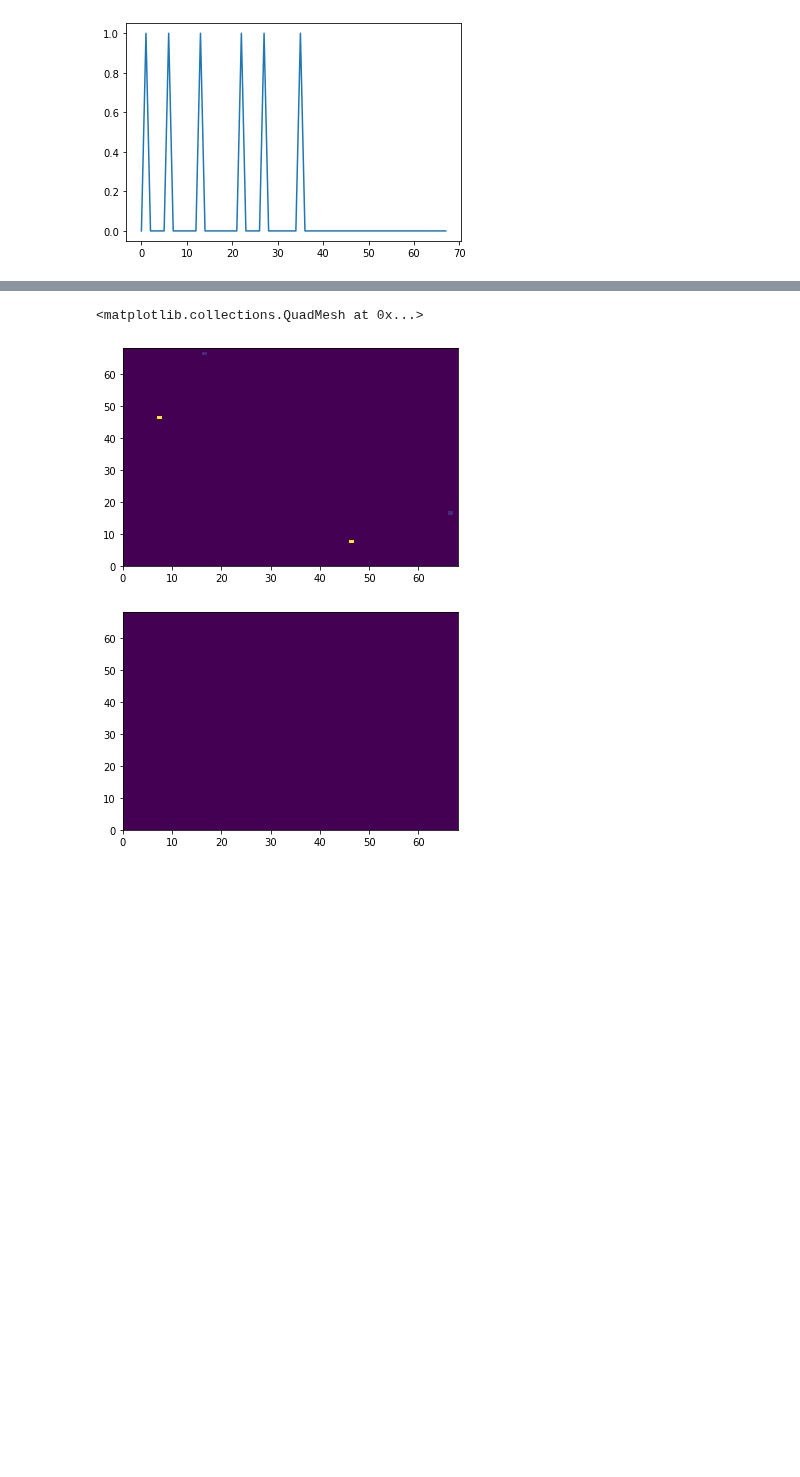
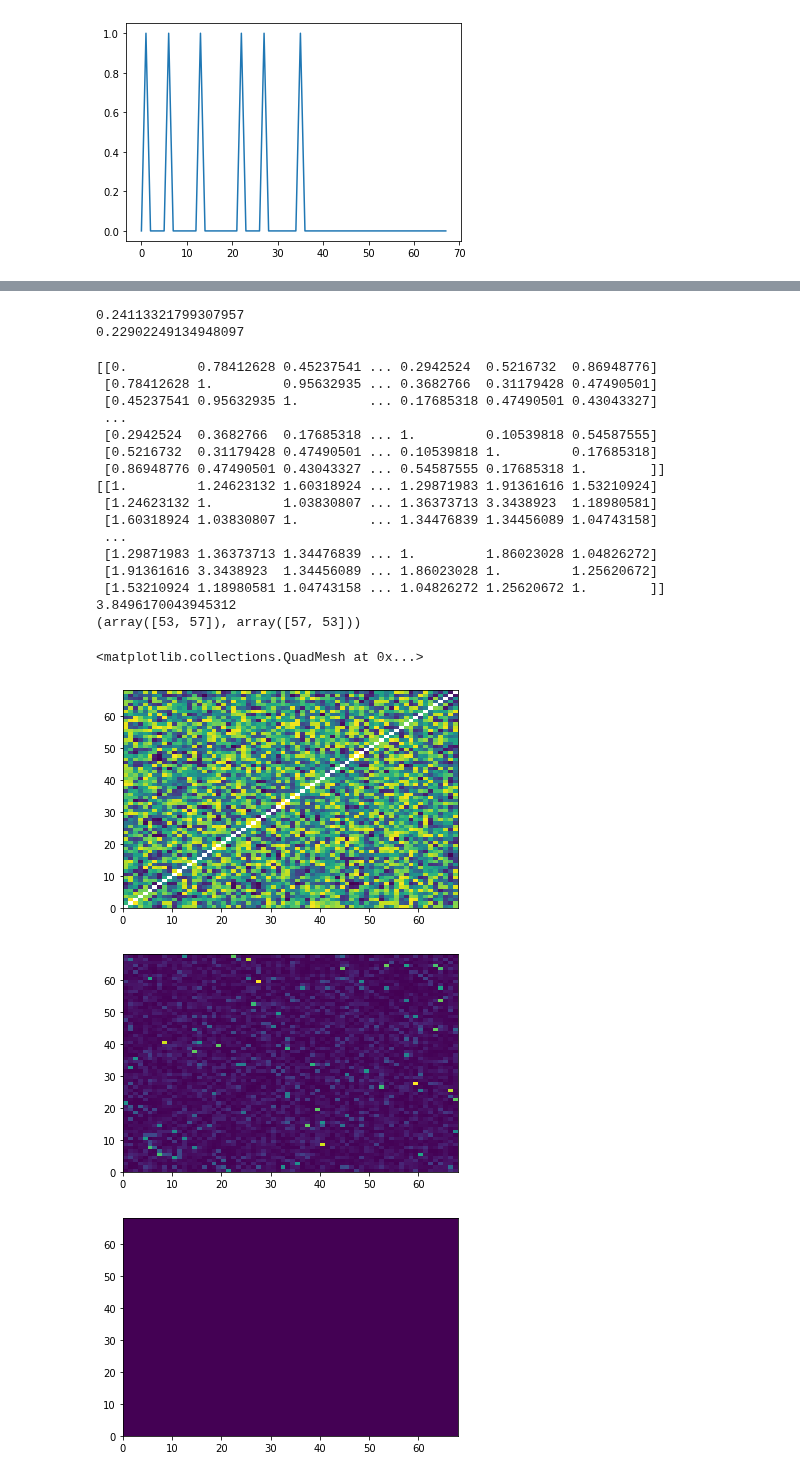
Before and after one commit to zhenyumi/LangouEEG, a Jupyter notebook: langouQuant.ipynb, the cells around one changed output, grey strips where cells are left out. Saved outputs shown, nothing was run; the diff lists cells and outputs as text; code cells hidden in the pictures; blank space fills up the shorter version.

```diff
--- a/langouQuant.ipynb
+++ b/langouQuant.ipynb
@@ -404,11 +410,0 @@ ax.pcolormesh(pval_mat)
-# %%
-pval = 1-ttest_rel(cons_40,cons_rand,axis=0).pvalue
-fig, ax = plt.subplots()
-pmin = 0.99
-ax.pcolormesh(np.where(pval>pmin,pval-pmin,0))
-fig, ax = plt.subplots()
-ax.pcolormesh(np.where(pval>0.999,pval-pmin,0))
-# %% [output]
-<matplotlib.collections.QuadMesh at 0x...>
-[figure, removed]
-[figure, removed]
@@ -414,0 +439,62 @@ ax.pcolormesh(np.where(pval>0.999,pval-pmin,0))
+# %%
+norm_40_count = 0
+norm_rand_count = 0
+for i in range(1,68):
+    for j in range(i):
+        pvals = shapiro(cons_40[:,i,j]).pvalue
+        if pvals > 0.05:
+            norm_40_count += 1
+for i in range(1,68):
+    for j in range(i):
+        pvals = shapiro(cons_rand[:,i,j]).pvalue
+        if pvals > 0.05:
+            norm_rand_count += 1
+print(norm_40_count/68**2)
+print(norm_rand_count/68**2)
+# %% [output]
+0.24113321799307957
+0.22902249134948097
+# %%
+pval = ttest_rel(cons_40,cons_rand,axis=0).pvalue
+pval_mat=np.where(pval>0.95,pval-0.95,0)
+fig, ax = plt.subplots()
+ax.pcolormesh(pval)
+pval_uc = np.zeros((68,68))
+for i in range(1,68):
+    for j in range(i):
+        pval_uc[i,j] = wilcoxon(cons_40[:,i,j],cons_rand[:,i,j]).pvalue
+        pval_uc[j,i] = pval_uc[i,j]
+    pval_uc[i,i] = 1
+# pval = 1-tri_unflatten(fdrcorrection(tri_flatten(pval_uc),alpha=0.05,is_sorted=False,method='i')[1],(68,68))
+pval = tri_unflatten(myfdr(tri_flatten(pval_uc)),(68,68))
+print(pval_uc)
+print(pval)
+print(np.min(tri_flatten(pval_uc))*len(tri_flatten(pval_uc)))
+print(np.where(pval==(np.min(tri_flatten(pval_uc))*len(tri_flatten(pval_uc)))))
+fig, ax = plt.subplots()
+ax.pcolormesh(pval)
+fig, ax = plt.subplots()
+ax.pcolormesh(np.where(pval<0.05,1,0))
+fig, ax = plt.subplots()
+ax.pcolormesh(np.where(pval_uc<0.05,1,0))
+# %% [output]
+[[0.         0.78412628 0.45237541 ... 0.2942524  0.5216732  0.86948776]
+ [0.78412628 1.         0.95632935 ... 0.3682766  0.31179428 0.47490501]
+ [0.45237541 0.95632935 1.         ... 0.17685318 0.47490501 0.43043327]
+ ...
+ [0.2942524  0.3682766  0.17685318 ... 1.         0.10539818 0.54587555]
+ [0.5216732  0.31179428 0.47490501 ... 0.10539818 1.         0.17685318]
+ [0.86948776 0.47490501 0.43043327 ... 0.54587555 0.17685318 1.        ]]
+[[1.         1.24623132 1.60318924 ... 1.29871983 1.91361616 1.53210924]
+ [1.24623132 1.         1.03830807 ... 1.36373713 3.3438923  1.18980581]
+ [1.60318924 1.03830807 1.         ... 1.34476839 1.34456089 1.04743158]
+ ...
+ [1.29871983 1.36373713 1.34476839 ... 1.         1.86023028 1.04826272]
+ [1.91361616 3.3438923  1.34456089 ... 1.86023028 1.         1.25620672]
+ [1.53210924 1.18980581 1.04743158 ... 1.04826272 1.25620672 1.        ]]
+3.8496170043945312
+(array([53, 57]), array([57, 53]))
+<matplotlib.collections.QuadMesh at 0x...>
+[figure, added]
+[figure, added]
+[figure, added]
```
Also changed, not shown: parts of 13 cells of this notebook, 25 other files.
